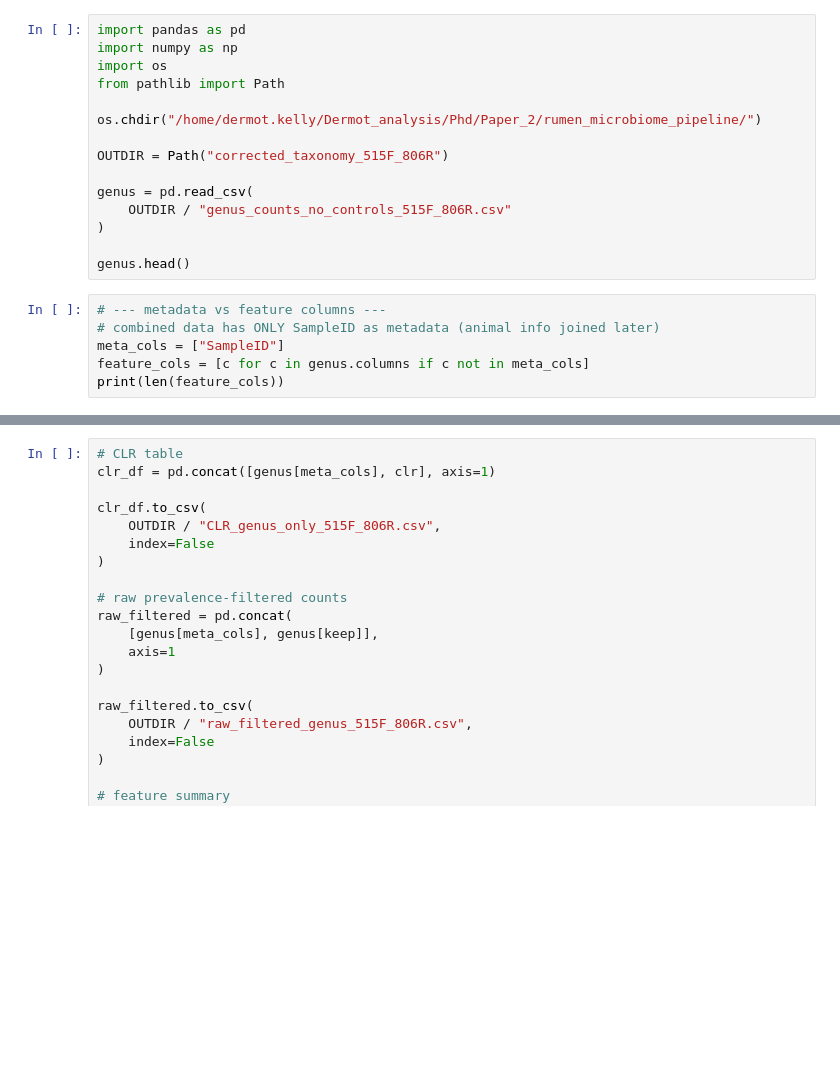
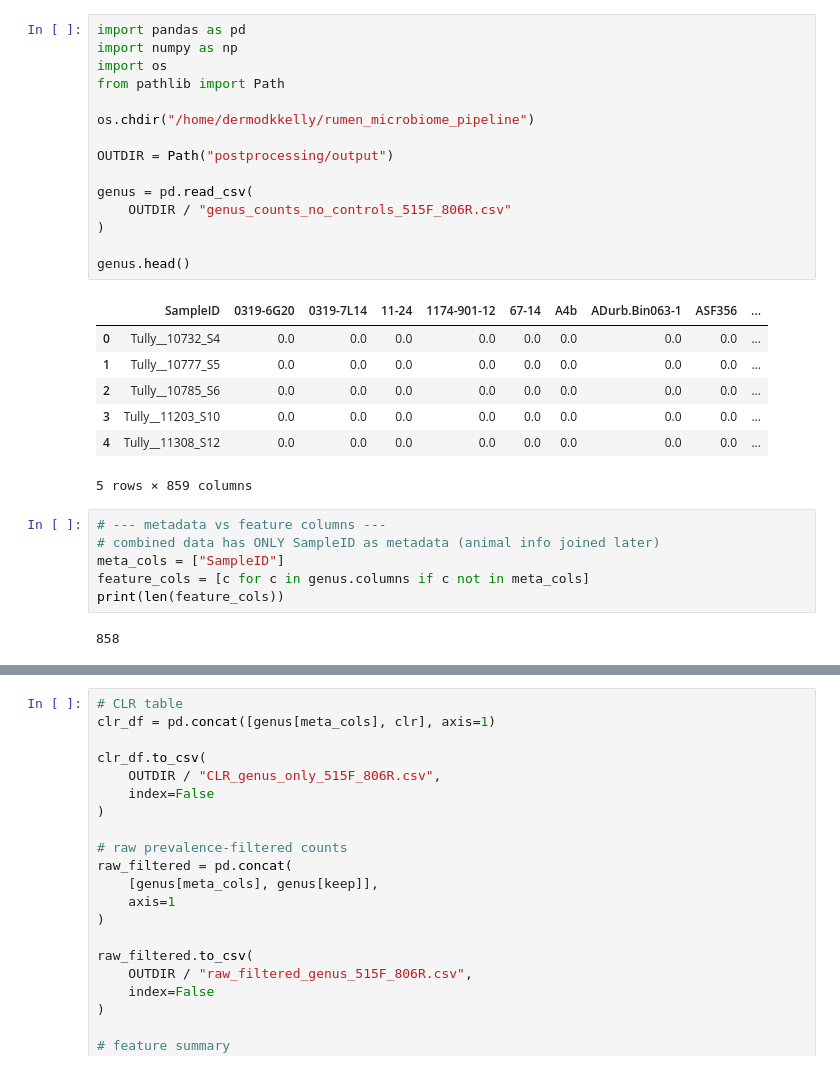
Before and after one commit to dermok1010/rumen_microbiome_pipeline, a Jupyter notebook: postprocessing/02_prepare_model_matrix.ipynb, the cells around one changed output, grey strips where cells are left out. Cells and saved outputs as stored; diff of their text form; blank space fills up the shorter version.

```diff
--- a/postprocessing/02_prepare_model_matrix.ipynb
+++ b/postprocessing/02_prepare_model_matrix.ipynb
@@ -1,24 +1,34 @@
 # %%
 import pandas as pd
 import numpy as np
 import os
 from pathlib import Path
 
-os.chdir("/home/dermot.kelly/Dermot_analysis/Phd/Paper_2/rumen_microbiome_pipeline/")
+os.chdir("/home/dermodkkelly/rumen_microbiome_pipeline")
 
-OUTDIR = Path("corrected_taxonomy_515F_806R")
+OUTDIR = Path("postprocessing/output")
 
 genus = pd.read_csv(
     OUTDIR / "genus_counts_no_controls_515F_806R.csv"
 )
 
 genus.head()
+# %% [output]
+|  | SampleID | 0319-6G20 | 0319-7L14 | 11-24 | 1174-901-12 | 67-14 | A4b | ADurb.Bin063-1 | ASF356 | ... |
+| 0 | Tully__10732_S4 | 0.0 | 0.0 | 0.0 | 0.0 | 0.0 | 0.0 | 0.0 | 0.0 | ... |
+| 1 | Tully__10777_S5 | 0.0 | 0.0 | 0.0 | 0.0 | 0.0 | 0.0 | 0.0 | 0.0 | ... |
+| 2 | Tully__10785_S6 | 0.0 | 0.0 | 0.0 | 0.0 | 0.0 | 0.0 | 0.0 | 0.0 | ... |
+| 3 | Tully__11203_S10 | 0.0 | 0.0 | 0.0 | 0.0 | 0.0 | 0.0 | 0.0 | 0.0 | ... |
+| 4 | Tully__11308_S12 | 0.0 | 0.0 | 0.0 | 0.0 | 0.0 | 0.0 | 0.0 | 0.0 | ... |
+5 rows × 859 columns
 # %%
 # --- metadata vs feature columns ---
 # combined data has ONLY SampleID as metadata (animal info joined later)
 meta_cols = ["SampleID"]
 feature_cols = [c for c in genus.columns if c not in meta_cols]
 print(len(feature_cols))
+# %% [output]
+858
 # %%
 # --- metadata vs feature columns ---
 meta_cols = ["SampleID"]
```
Also changed, not shown: parts of 3 cells of this notebook, 3 other files.
